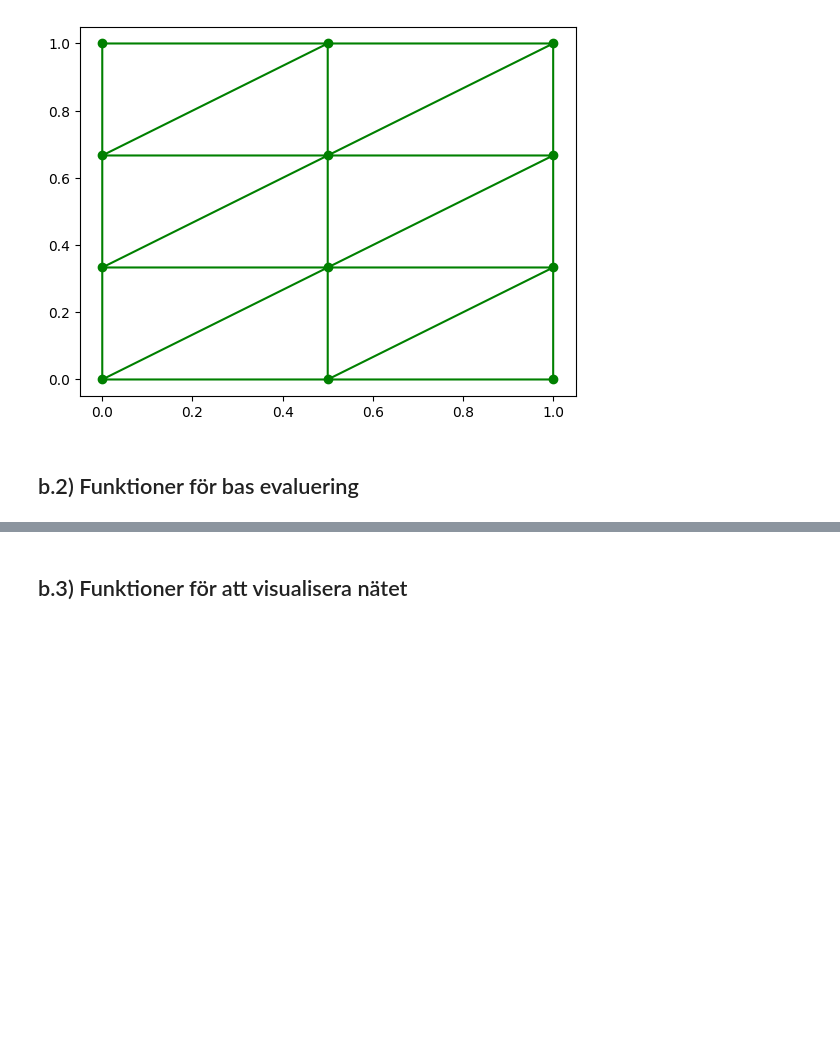
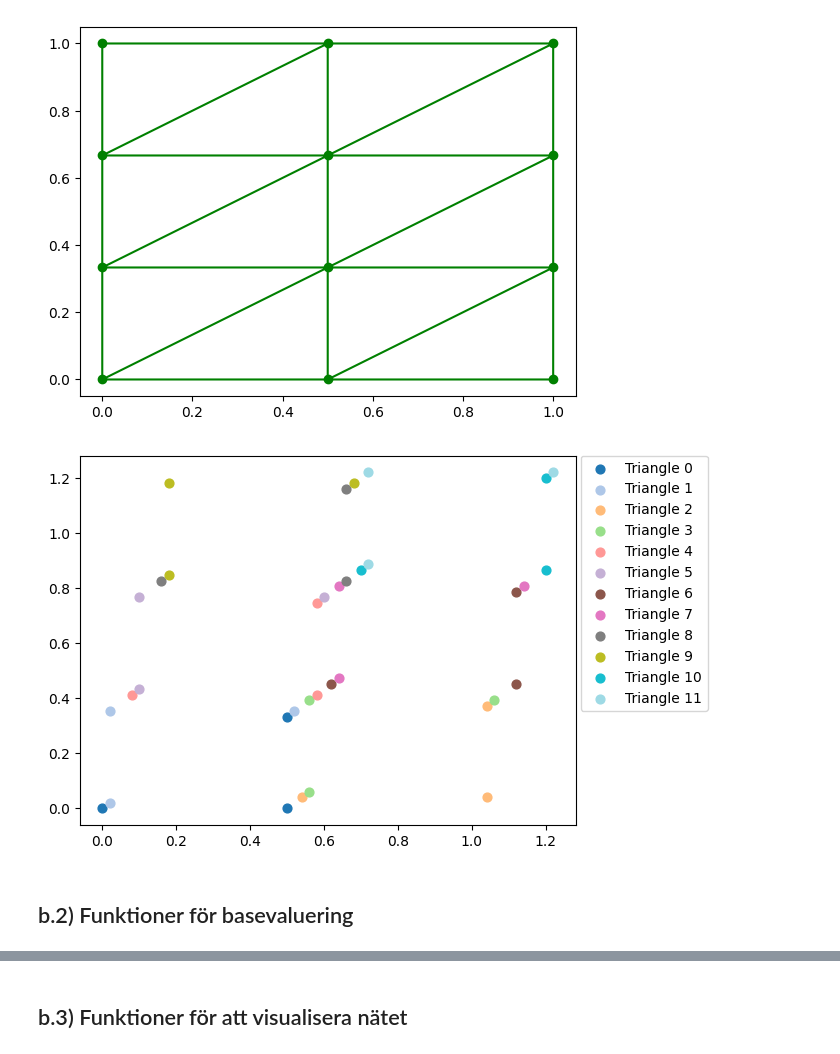
Before and after one commit to wiluxgit/MVE270_2024, a Jupyter notebook: 11z.ipynb, the cells around one changed output, grey strips where cells are left out. Cells and saved outputs as stored; diff of their text form; code cells hidden in the pictures; blank space fills up the shorter version.

Commit message:
first visual output (it looks wrong tough)

```diff
--- a/11z.ipynb
+++ b/11z.ipynb
@@ -143,6 +170,25 @@ def plot_mesh_2d(trigrid: TriangulatedGrid):
 plot_mesh_2d(TriangulatedGrid(nx=2, ny=3))
 # %% [output]
 [figure]
+# %%
+# !Bonus! för att dubbelkolla att k_coords är korrekt
+def test_k_coords(trigrid: TriangulatedGrid):
+    k_wpos = trigrid.K_with_coords
+    n_sets = len(k_wpos)
+    colors = plt.cm.tab20(np.linspace(0, 1, n_sets))
+    for i, (idxs, coords) in enumerate(k_wpos):
+        #print(idxs.tolist())
+        #print(coords.tolist())
+        coords: ndarray[Vector2]
+        xs = coords[:, 0, 0]
+        ys = coords[:, 1, 0]
+
+        o = i/50
+        plt.scatter(xs+o, ys+o, color=colors[i], s=40, label=f"Triangle {i}")
+    plt.legend(bbox_to_anchor=(1.01, 1), loc='upper left', borderaxespad=0.)
+test_k_coords(TriangulatedGrid(nx=2, ny=3))
+# %% [output]
+[figure, added]
 # %% [markdown]
-## b.2) Funktioner för bas evaluering
+## b.2) Funktioner för basevaluering
 # %% [markdown]
```
Also changed, not shown: parts of 17 cells of this notebook, 1 other file.
